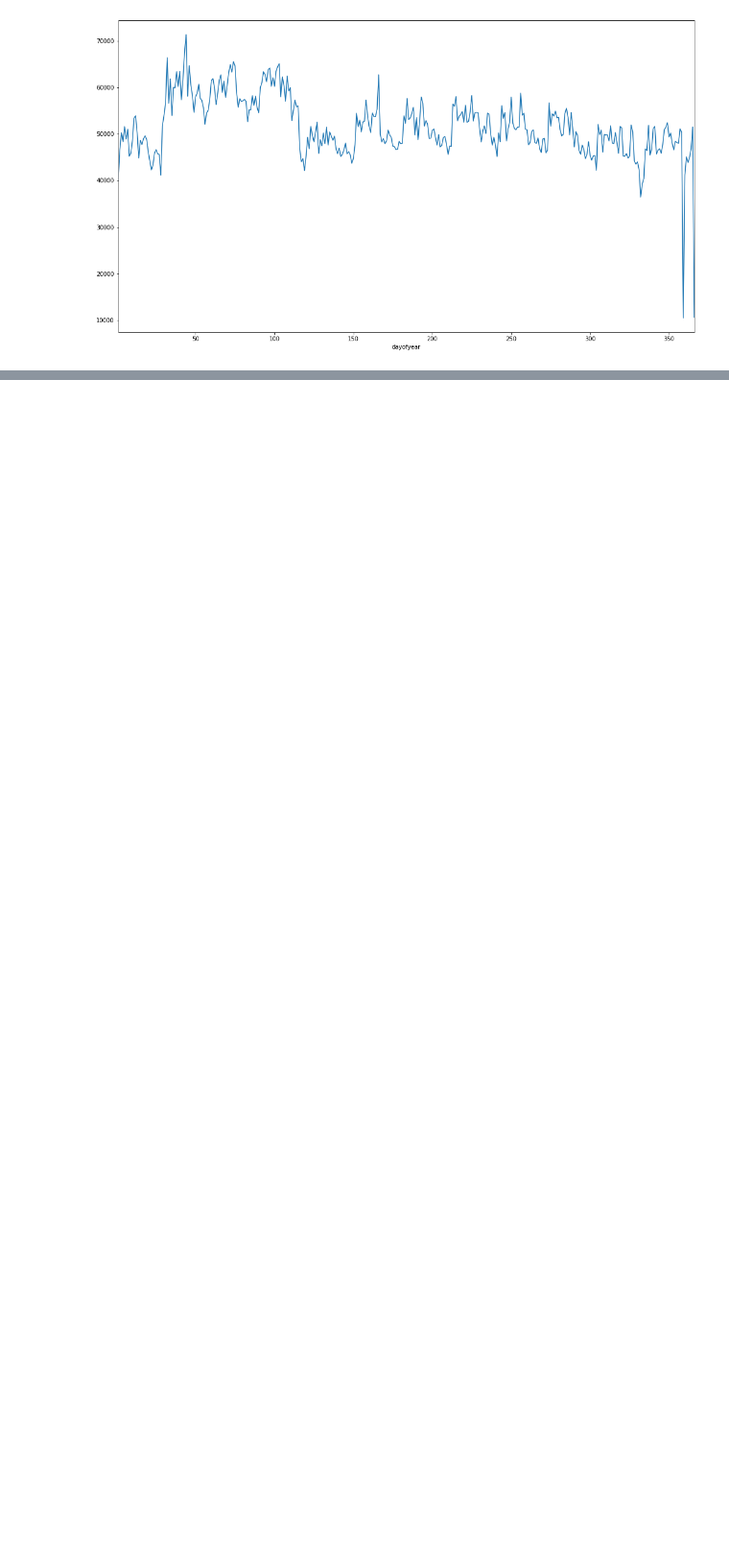
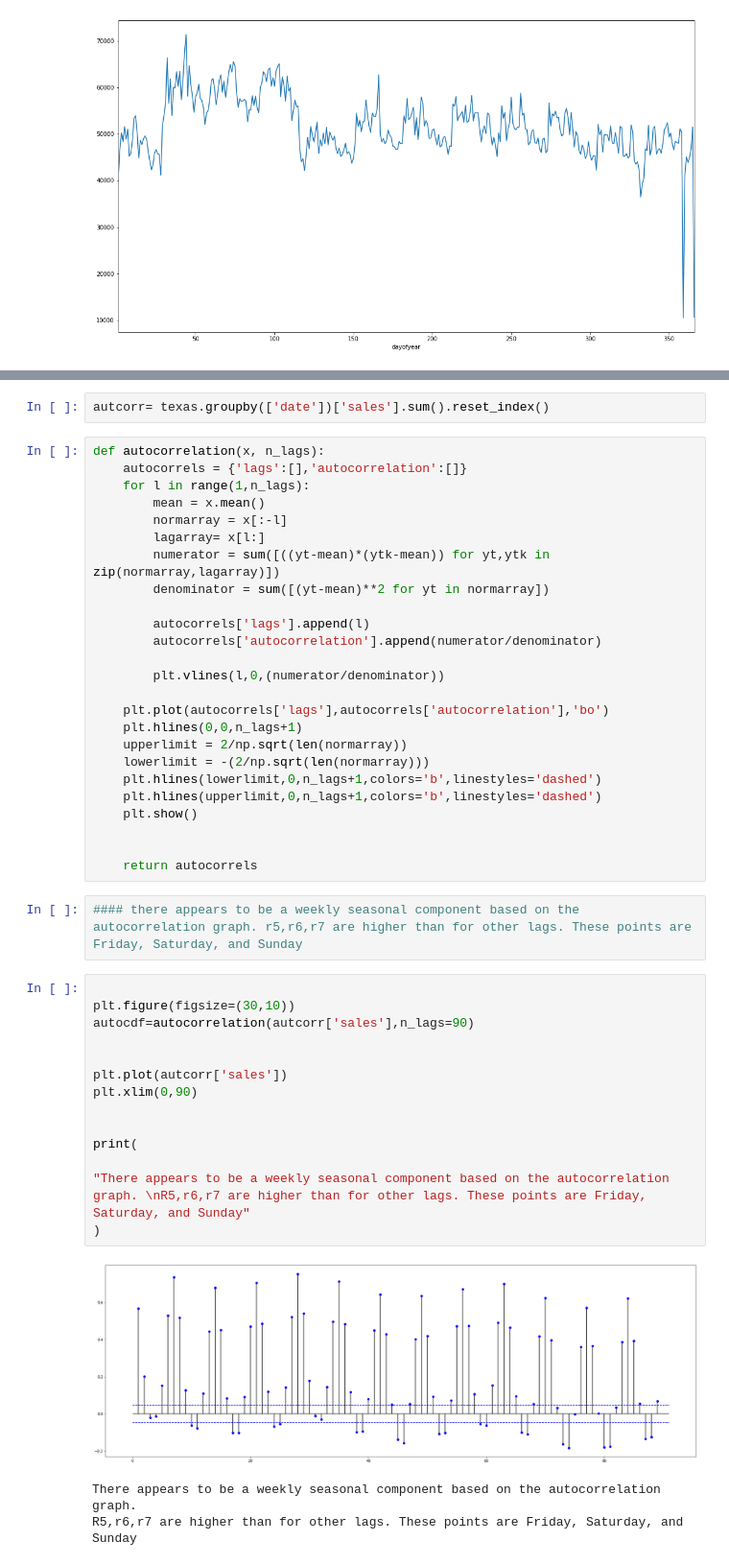
Before and after one commit to Mtaylert/Forecasting, a Jupyter notebook: code/Forecasting.ipynb, the cells around one changed output, grey strips where cells are left out. Shown: that part at 96% size. Drawn from its saved outputs; the diff is of its cells as text; blank space fills up the shorter version.

```diff
--- a/code/Forecasting.ipynb
+++ b/code/Forecasting.ipynb
@@ -148,0 +153,47 @@ See the caveats in the documentation: http://pandas.pydata.org/pandas-docs/stabl
+# %%
+autcorr= texas.groupby(['date'])['sales'].sum().reset_index()
+# %%
+def autocorrelation(x, n_lags):
+    autocorrels = {'lags':[],'autocorrelation':[]}
+    for l in range(1,n_lags):
+        mean = x.mean()
+        normarray = x[:-l]
+        lagarray= x[l:]
+        numerator = sum([((yt-mean)*(ytk-mean)) for yt,ytk in zip(normarray,lagarray)])
+        denominator = sum([(yt-mean)**2 for yt in normarray])
+
+        autocorrels['lags'].append(l)
+        autocorrels['autocorrelation'].append(numerator/denominator)
+
+        plt.vlines(l,0,(numerator/denominator))
+
+    plt.plot(autocorrels['lags'],autocorrels['autocorrelation'],'bo')
+    plt.hlines(0,0,n_lags+1)
+    upperlimit = 2/np.sqrt(len(normarray))
+    lowerlimit = -(2/np.sqrt(len(normarray)))
+    plt.hlines(lowerlimit,0,n_lags+1,colors='b',linestyles='dashed')
+    plt.hlines(upperlimit,0,n_lags+1,colors='b',linestyles='dashed')
+    plt.show()
+
+
+    return autocorrels
+# %%
+#### there appears to be a weekly seasonal component based on the autocorrelation graph. r5,r6,r7 are higher than for other lags. These points are Friday, Saturday, and Sunday
+# %%
+
+plt.figure(figsize=(30,10))
+autocdf=autocorrelation(autcorr['sales'],n_lags=90)
+
+
+plt.plot(autcorr['sales'])
+plt.xlim(0,90)
+
+
+print(
+
+"There appears to be a weekly seasonal component based on the autocorrelation graph. \nR5,r6,r7 are higher than for other lags. These points are Friday, Saturday, and Sunday"
+)
+# %% [output]
+[figure, added]
+There appears to be a weekly seasonal component based on the autocorrelation graph.
+R5,r6,r7 are higher than for other lags. These points are Friday, Saturday, and Sunday
```
Also changed, not shown: parts of 25 cells of this notebook.
